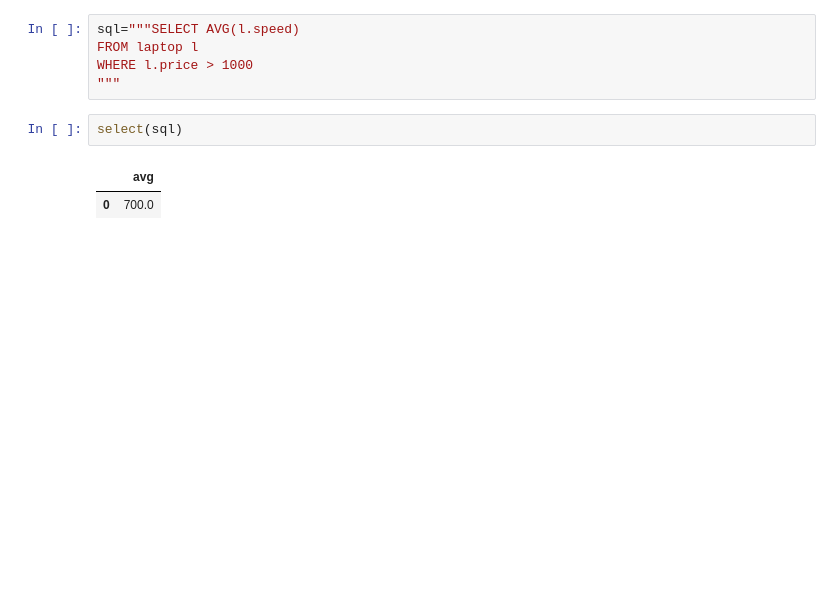
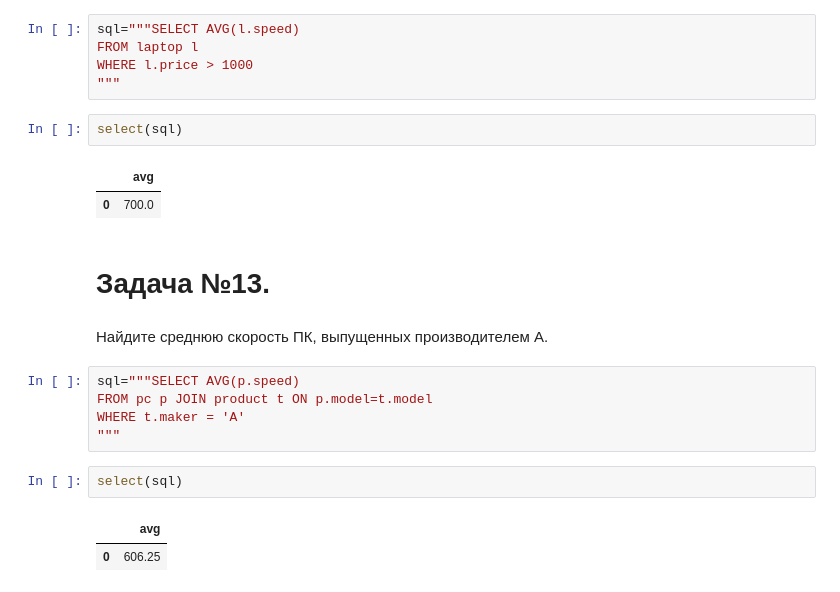
Before and after one commit to Kedrynez/Tasks-from-the-sql-ex.ru, a Jupyter notebook: sql_ex_postgres_in_colab.ipynb, the cells around one changed output. Saved outputs shown, nothing was run; the diff lists cells and outputs as text; blank space fills up the shorter version.

```diff
--- a/sql_ex_postgres_in_colab.ipynb
+++ b/sql_ex_postgres_in_colab.ipynb
@@ -250,3 +256,17 @@ select(sql)
 # %% [output]
 |  | avg |
 | 0 | 700.0 |
+# %% [markdown]
+# Задача №13.
+# %% [markdown]
+Найдите среднюю скорость ПК, выпущенных производителем A.
+# %%
+sql="""SELECT AVG(p.speed)
+FROM pc p JOIN product t ON p.model=t.model
+WHERE t.maker = 'A'
+"""
+# %%
+select(sql)
+# %% [output]
+|  | avg |
+| 0 | 606.25 |
```
Also changed, not shown: parts of 13 cells of this notebook.
